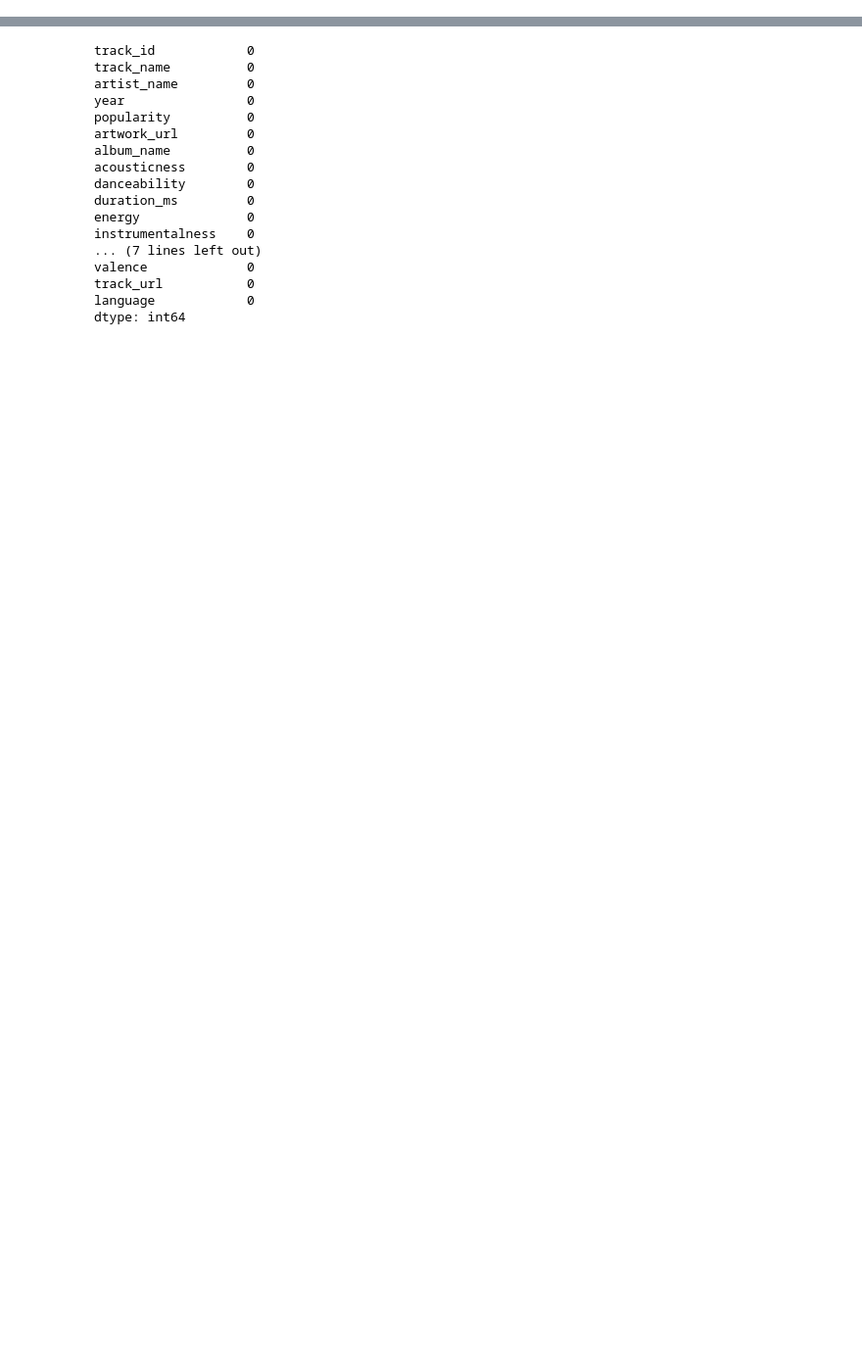
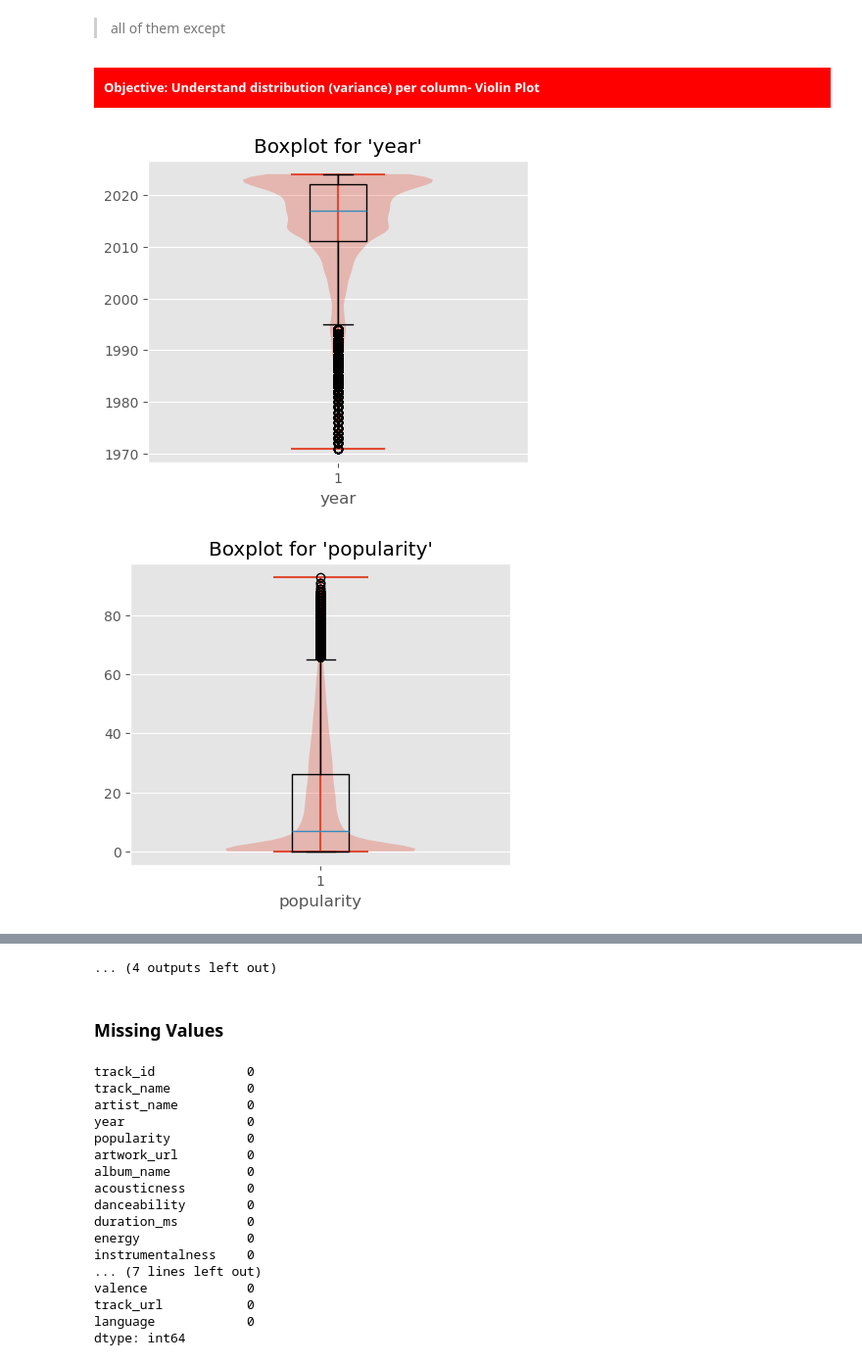
Before and after one commit to yogesh-codes/SongsRecommender, a Jupyter notebook: spotify-tracks.ipynb, the cells around one changed output, grey strips where cells are left out. Shown: that part at 98% size. Cells and saved outputs as stored; diff of their text form; code cells hidden in the pictures; blank space fills up the shorter version.

```diff
--- a/spotify-tracks.ipynb
+++ b/spotify-tracks.ipynb
@@ -26,0 +121,7 @@ df
+# %%
+#objective("Delete duplicate rows and recalculate rows and columns")
+df.drop_duplicates(inplace=True)
+
+df.info()
+
+finding(f"new shape is {df.shape}")
@@ -36,0 +334,5 @@ Index(['track_id', 'track_name', 'artist_name', 'year', 'popularity',
+# %%
+df_numerical_cols_data=df.select_dtypes(include=['number'])
+df_numerical_cols_data.info()
+
+print(df_numerical_cols_data.columns)
@@ -36,0 +373,17 @@ Index(['track_id', 'track_name', 'artist_name', 'year', 'popularity',
+# %% [markdown]
+> all of them except
+# %%
+objective("Understand distribution (variance) per column- Violin Plot")
+
+for col in df_numerical_cols_data.columns:
+    plt.figure(figsize=(5,4))
+    plt.violinplot(df_numerical_cols_data[col], vert=True)  # Horizontal boxplot
+    plt.boxplot(df_numerical_cols_data[col], vert=True)  # Horizontal boxplot
+    plt.title(f"Boxplot for '{col}'")  # Title for the plot
+    plt.xlabel(col)  # Label for the x-axis
+    plt.grid(axis='x')  # Optional: Add gridlines for clarity
+    plt.show()
+# %% [output]
+Objective: Understand distribution (variance) per column- Violin Plot
+[figure, added]
+[figure, added]
@@ -37,2 +399,5 @@ Index(['track_id', 'track_name', 'artist_name', 'year', 'popularity',
+... (4 outputs left out)
+# %% [markdown]
+### Missing Values
 # %%
 # check missing values
```
Also changed, not shown: parts of 58 cells of this notebook.
